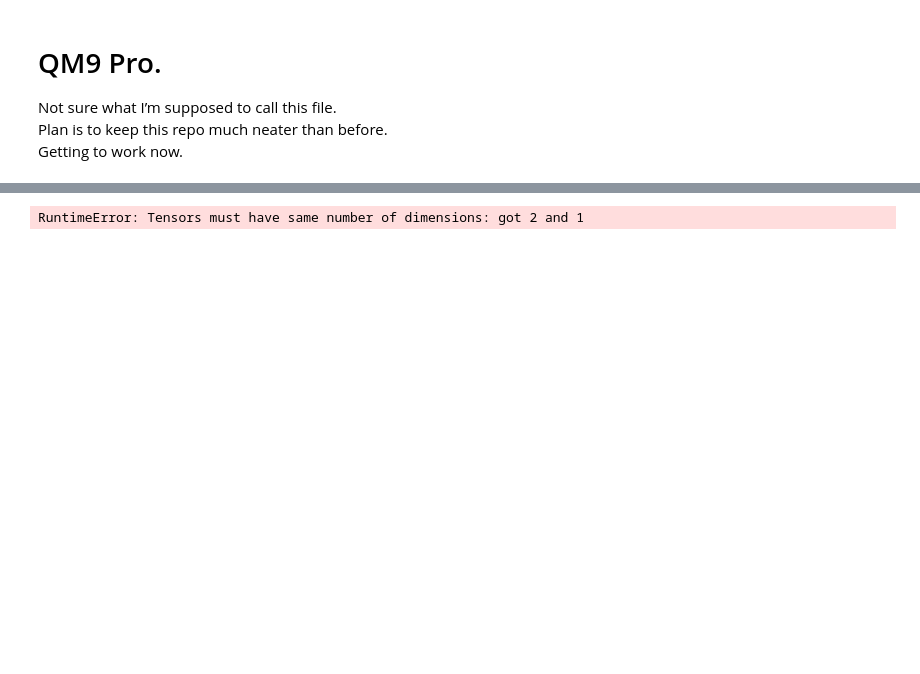
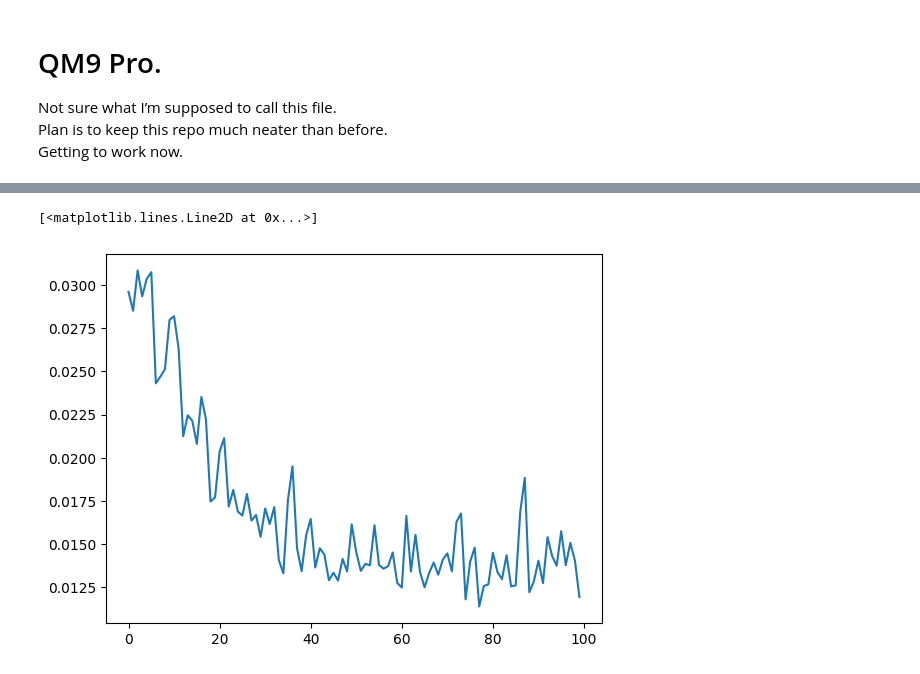
Before and after one commit to samharshe/QM9-Pro, a Jupyter notebook: main.ipynb, the cells around one changed output, grey strips where cells are left out. Drawn from its saved outputs; the diff is of its cells as text; code cells hidden in the pictures; blank space fills up the shorter version.

Commit message:
bare bones model good. now we clean everything up and set up wandb and rip it.

```diff
--- a/main.ipynb
+++ b/main.ipynb
@@ -108,18 +68,56 @@ class MPNNModel(Module):
+# %%
+class GCN(torch.nn.Module):
+    """Graph Convolutional Network class with 3 convolutional layers and a linear layer"""
+
+    def __init__(self):
+        """init method for GCN"""
+        self.emb_dim = 32
+        super().__init__()
+
+        self.embedding = Embedding(118, self.emb_dim)
+        self.conv1 = GCNConv(self.emb_dim, self.emb_dim)
+        self.conv2 = GCNConv(self.emb_dim, self.emb_dim)
+        self.lin1 = torch.nn.Linear(self.emb_dim, 8)
+        self.lin2 = torch.nn.Linear(8, 1)
+
+    def forward(self, data):
+        edge_index = data.edge_index
+        edge_attr = data.edge_attr
+        x = data.x
+
+        x = self.embedding(x)
+        x = self.conv1(x, edge_index, edge_attr)
+        x = x.relu()
+        x = self.conv2(x, edge_index, edge_attr)
+        x = x.relu()
+        x = self.lin1(x)
+        x = x.relu()
+        x = self.lin2(x)
+        x = x.relu()
+
+        return x
 # %%
-model = MPNNModel()
+model = GCN()
 # %%
-dataloader_1000 = DataLoader(dataset[:1000], batch_size=128, shuffle=True)
+dataloader_1000 = DataLoader(dataset[:12800], batch_size=128, shuffle=True)
 # %%
 loss_fn = MSELoss()
-optimizer = Adam(model.parameters())
+optimizer = Adam(model.parameters(), lr=0.0001)
 
+losses = []
 for data in dataloader_1000:
     optimizer.zero_grad()
     y_pred = model(data)
-    loss = loss_fn(ypred, data.y)
+    loss = loss_fn(y_pred, data.y)
+    loss.backward()
+    losses.append(loss.item())
     optimizer.step()
-# %% [output]
-RuntimeError: Tensors must have same number of dimensions: got 2 and 1
+# %%
+from matplotlib import pyplot
+pyplot.plot(losses)
+# %% [output]
+[<matplotlib.lines.Line2D at 0x...>]
+[figure, added]
 # %%
 wandb.init(
     project="QM9-Pro",
```
Also changed, not shown: parts of 7 cells of this notebook, 3 other files.
